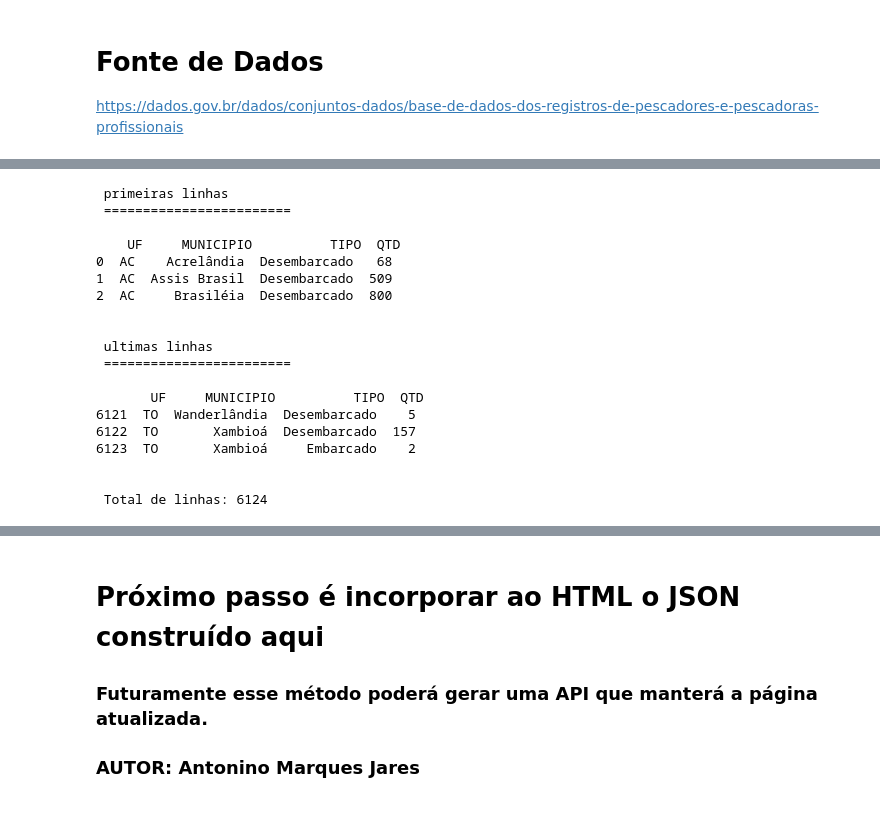
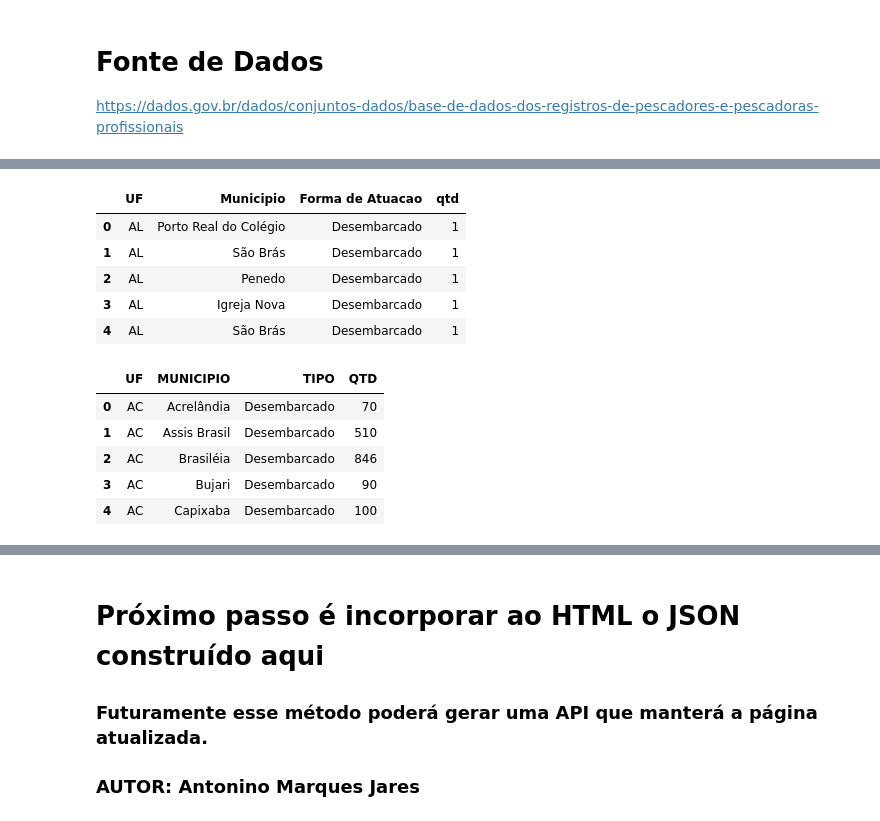
Before and after one commit to Antonino-Marques-Jares/pescadores, a Jupyter notebook: Pescadores.ipynb, the cells around one changed output, grey strips where cells are left out. Drawn from its saved outputs; the diff is of its cells as text; code cells hidden in the pictures.

```diff
--- a/Pescadores.ipynb
+++ b/Pescadores.ipynb
@@ -795,0 +63,43 @@ verifica_dataset()
+# %%
+# Criando Lista UF's
+lista_uf = sorted(df_estado['uf'].tolist())
+print(lista_uf[1:])
+
+# Colunas que queremos manter
+nova_ordem = ['UF', 'Municipio', 'Forma de Atuacao']
+
+# DataFrame vazio para começar
+df_brasil = pd.DataFrame(columns=nova_ordem + ['qtd'])
+
+for uf in lista_uf:
+    nome_arquivo = f"{uf} Pescadores(in).csv"
+    caminho_arquivo = Path(rf"C:\Users\Nino\AnacondaProjects\pescadores\csv\{nome_arquivo}")
+
+    print(f"Processando {nome_arquivo}...")
+
+    try:
+        # Lê o arquivo CSV (sem sheet_name)
+        df_temp = pd.read_csv(
+            caminho_arquivo,
+            sep=';',
+            encoding='latin-1',  # Encoding para caracteres especiais
+            low_memory=False
+        )
+
+        # Seleciona apenas as colunas desejadas
+        df_temp = df_temp[nova_ordem]
+
+        # Adiciona coluna de contagem
+        df_temp['qtd'] = 1
+
+        # Concatena com o DataFrame principal
+        df_brasil = pd.concat([df_brasil, df_temp], ignore_index=True)
+
+        print(f"✅ {uf} incorporado com sucesso!")
+
+    except Exception as e:
+        print(f"❌ Erro ao processar {uf}: {str(e)}")
+
+# Salva o resultado final
+df_brasil.to_csv("resumo_pescadores.csv", index=False, encoding='utf-8')
+print("✅ Consolidação finalizada! Arquivo salvo como 'resumo_pescadores.csv'")
@@ -796,3 +124,12 @@ verifica_dataset()
+# %%
+df_brasil.head()
+# %% [output]
+|  | UF | Municipio | Forma de Atuacao | qtd |
+| 0 | AL | Porto Real do Colégio | Desembarcado | 1 |
+| 1 | AL | São Brás | Desembarcado | 1 |
+| 2 | AL | Penedo | Desembarcado | 1 |
+| 3 | AL | Igreja Nova | Desembarcado | 1 |
+| 4 | AL | São Brás | Desembarcado | 1 |
 # %%
 # Renomear a coluna 'nome' para 'municipio'
 df_brasil = df_brasil.rename(columns={'Forma de Atuacao': 'TIPO'})
@@ -800,27 +137,14 @@ df_brasil = df_brasil.rename(columns={'Municipio': 'MUNICIPIO'})
 df_brasil = df_brasil.rename(columns={'qtd': 'QTD'})
 # Agrupar por 'uf', 'municipio' e 'tipo', e somar 'qtd'
 df_brasil = df_brasil.groupby(['UF', 'MUNICIPIO', 'TIPO'])['QTD'].sum().reset_index()
-verifica_dataset()
+df_brasil.head()
 # %% [output]
- primeiras linhas
- ========================
-
-    UF     MUNICIPIO          TIPO  QTD
-0  AC    Acrelândia  Desembarcado   68
-1  AC  Assis Brasil  Desembarcado  509
-2  AC     Brasiléia  Desembarcado  800
-
-
- ultimas linhas
- ========================
-
-       UF     MUNICIPIO          TIPO  QTD
-6121  TO  Wanderlândia  Desembarcado    5
-6122  TO       Xambioá  Desembarcado  157
-6123  TO       Xambioá     Embarcado    2
-
-
- Total de linhas: 6124
+|  | UF | MUNICIPIO | TIPO | QTD |
+| 0 | AC | Acrelândia | Desembarcado | 70 |
+| 1 | AC | Assis Brasil | Desembarcado | 510 |
+| 2 | AC | Brasiléia | Desembarcado | 846 |
+| 3 | AC | Bujari | Desembarcado | 90 |
+| 4 | AC | Capixaba | Desembarcado | 100 |
 # %%
 # 1. Realizar o merge mantendo TIPO e QTD de df_brasil e adicionando coordenadas
 df_brasil = pd.merge(
```
Also changed, not shown: parts of 34 cells of this notebook, 2 other files.
